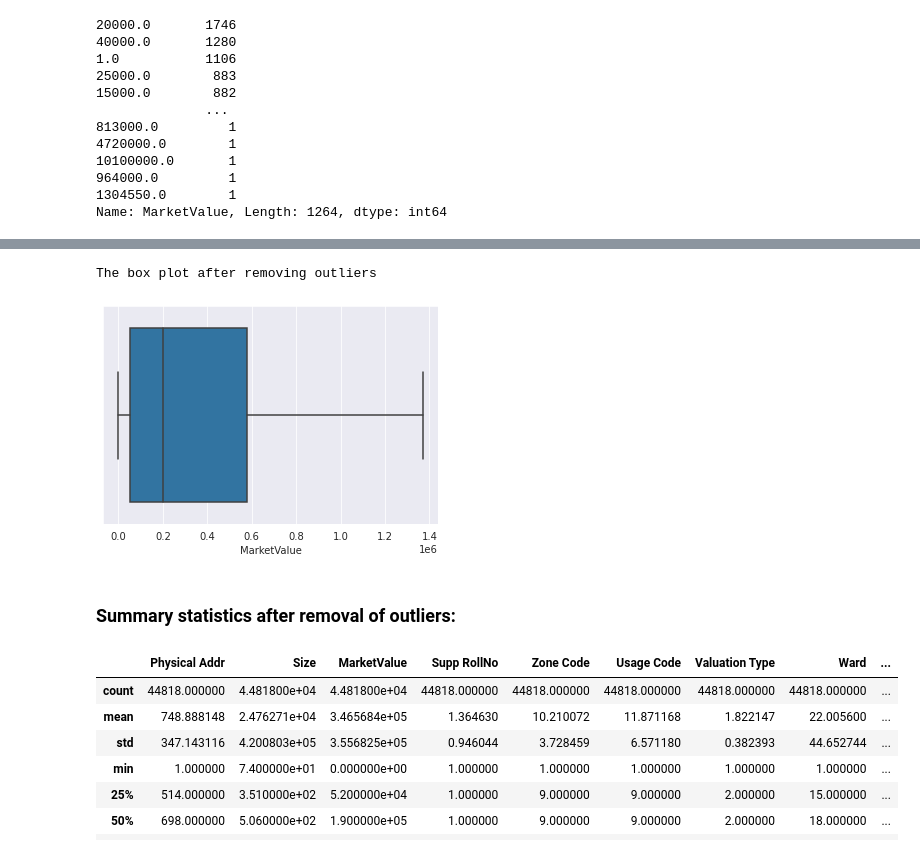
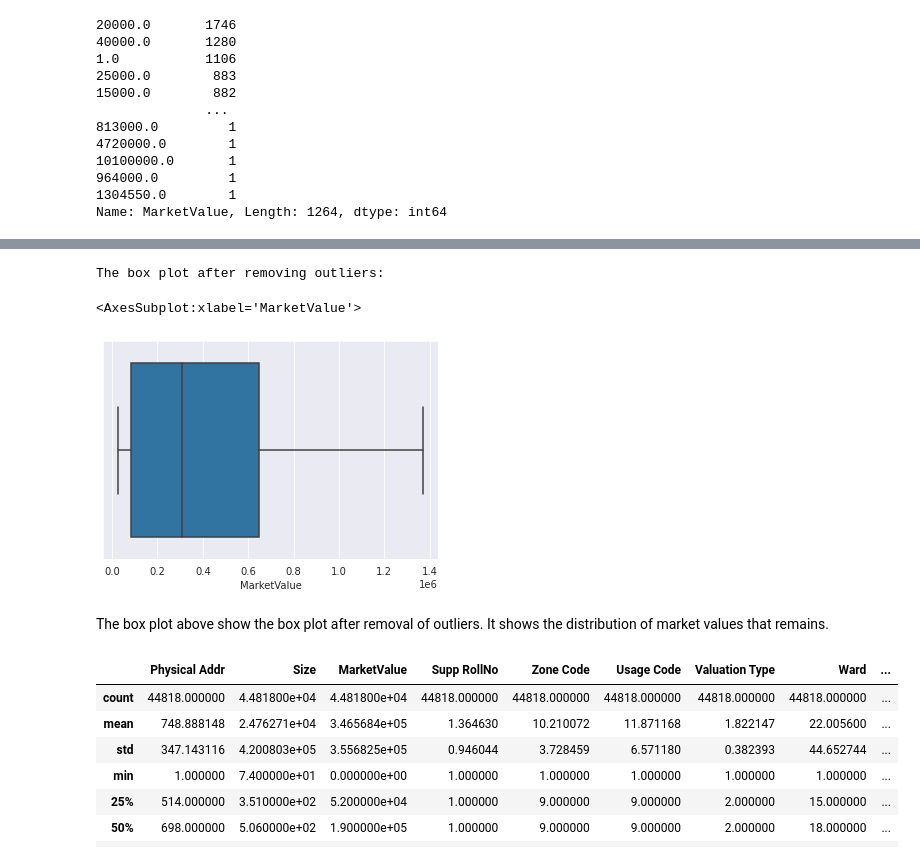
Before and after one commit to BongumusaSizwe/DAE_PROJECT, a Jupyter notebook: mini_project/Houses/project.ipynb, the cells around one changed output, grey strips where cells are left out. Drawn from its saved outputs; the diff is of its cells as text; code cells hidden in the pictures.

```diff
--- a/mini_project/Houses/project.ipynb
+++ b/mini_project/Houses/project.ipynb
@@ -729,14 +811,18 @@ We removed all properties with a market value of $1.6 \times 10 ^6$m as they wer
+# %%
+# removing outliers based on Size and Market Value
+df_clean = df_clean[df_clean['Size'] > 73]
+df_clean = df_clean[df_clean['MarketValue'] > 27500]
+df_clean = df_clean[df_clean['MarketValue'] < 1.75e6]
 # %%
-tmp = df_clean[df_clean.MarketValue <1.38e6]
-print('The box plot after removing outliers')
-sns.boxplot(x = tmp.MarketValue)
-df_clean = tmp
-df_clean = df_clean[df_clean['Size'] > 73]
+print('The box plot after removing outliers:')
+sns.boxplot(x = df_clean.MarketValue)
 # %% [output]
-The box plot after removing outliers
+The box plot after removing outliers:
+<AxesSubplot:xlabel='MarketValue'>
-[figure, old version]
+[figure, new version]
-# %% [markdown]
-### Summary statistics after removal of outliers:
+# %% [markdown]
+The box plot above show the box plot after removal of outliers. It shows the distribution of market values
+that remains.
 # %%
 df_clean.describe()
 # %% [output]
```
Also changed, not shown: parts of 80 cells of this notebook.
